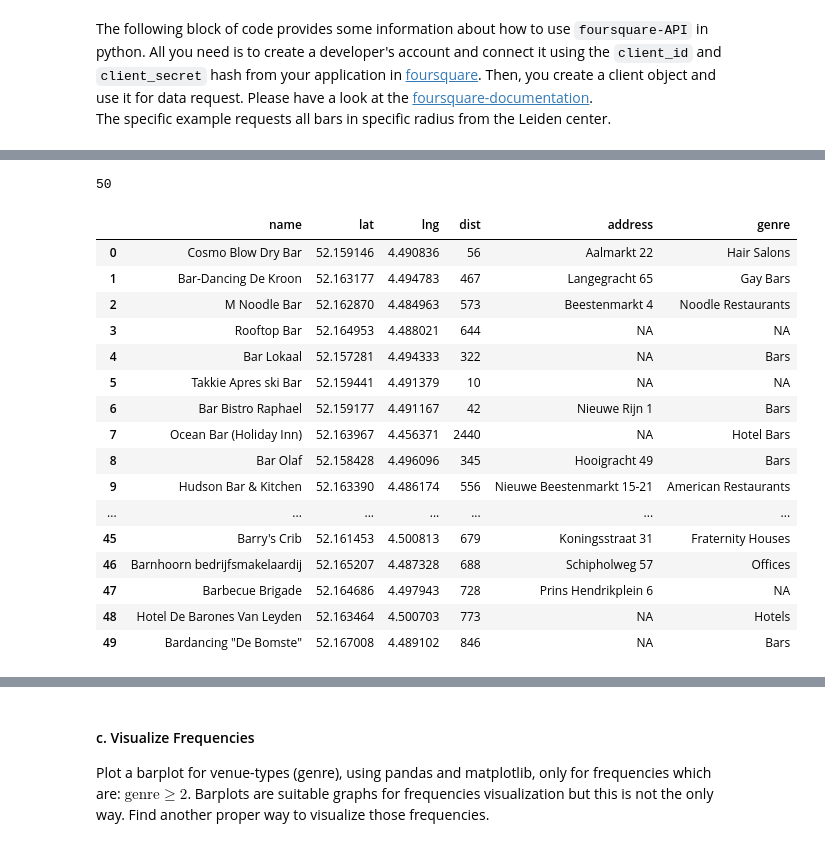
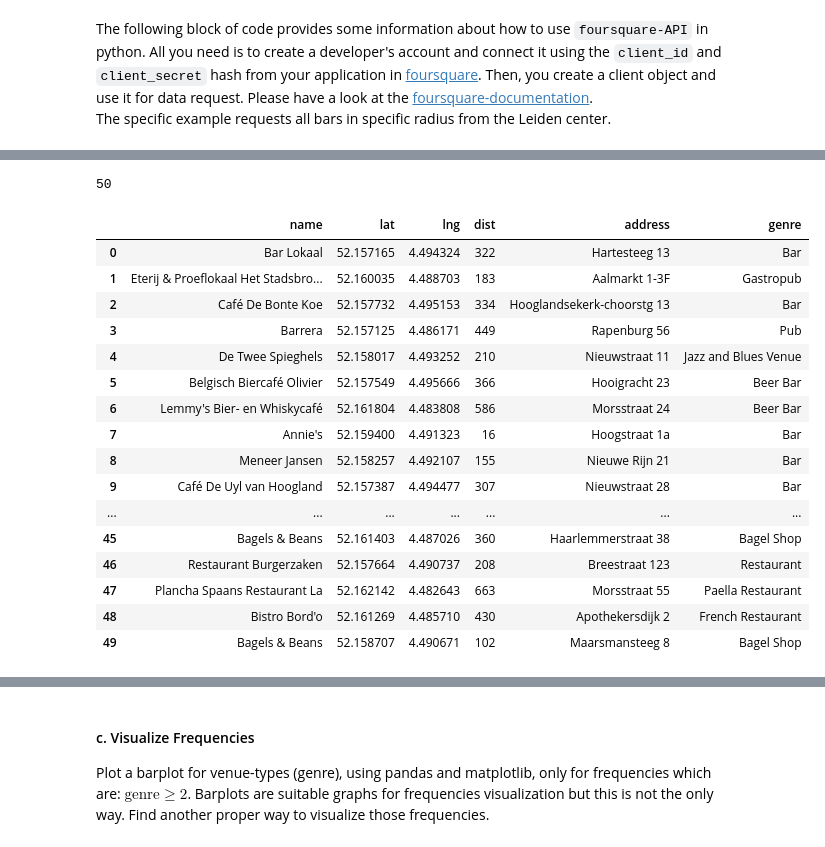
Before and after one commit to UC-Course-LU/Lab-1-Answers, a Jupyter notebook: Lab1_Answers.ipynb, the cells around one changed output, grey strips where cells are left out. Saved outputs shown, nothing was run; the diff lists cells and outputs as text; code cells hidden in the pictures.

```diff
--- a/Lab1_Answers.ipynb
+++ b/Lab1_Answers.ipynb
@@ -384,59 +391,59 @@ Bars near my house: 6
 # %%
 import pandas as pd
-import foursquare as fsq
+import requests
+import json
 
-# Please copy paste your client_id and client_secret from your web foursquare-app
-cl_id='paste_here'
-cl_sec='paste_here'
+# Please copy paste your API key from your web foursquare-app
+api_key="yourkey"
 
-# Construct the client object
-client = fsq.Foursquare(client_id=cl_id, client_secret=cl_sec)
+url = "https://api.foursquare.com/v3/places/search"
+headers = {"accept": "application/json", "Authorization": api_key}
 
-# Use your Client and request data from foursquare
-data = client.venues.search(params={'ll': '52.159536, 4.491366', 'query': 'bar',
-                                    'intent': 'browse', 'radius':3000, 'limit':50})
+params={
+    'll': '52.159536,4.491366',
+    'query': 'bar',
+    'radius': 3000,
+    'limit': 50
+}
+
+# Request data from foursquare
+data = json.loads(requests.get(url, headers=headers,params=params).text)
 
 # Build a function
 def venue_scraper(data):
-    print(len(data['venues']))
+    print(len(data['results']))
     d = {'name' : [], 'lat':[], 'lng': [], 'dist': [], 'address': [], 'genre': []}
-    for i in range(len(data['venues'])):
-        d['name'].append(data['venues'][i]['name'])
-        d['lat'].append(data['venues'][i]['location']['lat'])
-        d['lng'].append(data['venues'][i]['location']['lng'])
-        d['dist'].append(data['venues'][i]['location']['distance'])
-        if 'address' in data['venues'][i]['location'].keys():
-            d['address'].append(data['venues'][i]['location']['address'])
-        else:
-            d['address'].append('NA')
-        if data['venues'][i]['categories'] != []:
-            d['genre'].append(data['venues'][i]['categories'][0]['pluralName'])
-        else:
-            d['genre'].append('NA')
+    for i in range(len(data['results'])):
+        d['name'].append(data['results'][i]['name'])
+        d['lat'].append(data['results'][i]['geocodes']['main']['latitude'])
+        d['lng'].append(data['results'][i]['geocodes']['main']['longitude'])
+        d['dist'].append(data['results'][i]['distance'])
+        d['address'].append(data['results'][i]['location']['address'])
+        d['genre'].append(data['results'][i]['categories'][0]['name'])
     df = pd.DataFrame.from_dict(d)
     return d, df
 
 di, df=venue_scraper(data)
 df
 # %% [output]
 50
 |  | name | lat | lng | dist | address | genre |
-| 0 | Cosmo Blow Dry Bar | 52.159146 | 4.490836 | 56 | Aalmarkt 22 | Hair Salons |
-| 1 | Bar-Dancing De Kroon | 52.163177 | 4.494783 | 467 | Langegracht 65 | Gay Bars |
-| 2 | M Noodle Bar | 52.162870 | 4.484963 | 573 | Beestenmarkt 4 | Noodle Restaurants |
-| 3 | Rooftop Bar | 52.164953 | 4.488021 | 644 | NA | NA |
-| 4 | Bar Lokaal | 52.157281 | 4.494333 | 322 | NA | Bars |
-| 5 | Takkie Apres ski Bar | 52.159441 | 4.491379 | 10 | NA | NA |
-| 6 | Bar Bistro Raphael | 52.159177 | 4.491167 | 42 | Nieuwe Rijn 1 | Bars |
-| 7 | Ocean Bar (Holiday Inn) | 52.163967 | 4.456371 | 2440 | NA | Hotel Bars |
-| 8 | Bar Olaf | 52.158428 | 4.496096 | 345 | Hooigracht 49 | Bars |
-| 9 | Hudson Bar & Kitchen | 52.163390 | 4.486174 | 556 | Nieuwe Beestenmarkt 15-21 | American Restaurants |
+| 0 | Bar Lokaal | 52.157165 | 4.494324 | 322 | Hartesteeg 13 | Bar |
+| 1 | Eterij & Proeflokaal Het Stadsbro... | 52.160035 | 4.488703 | 183 | Aalmarkt 1-3F | Gastropub |
+| 2 | Café De Bonte Koe | 52.157732 | 4.495153 | 334 | Hooglandsekerk-choorstg 13 | Bar |
+| 3 | Barrera | 52.157125 | 4.486171 | 449 | Rapenburg 56 | Pub |
+| 4 | De Twee Spieghels | 52.158017 | 4.493252 | 210 | Nieuwstraat 11 | Jazz and Blues Venue |
+| 5 | Belgisch Biercafé Olivier | 52.157549 | 4.495666 | 366 | Hooigracht 23 | Beer Bar |
+| 6 | Lemmy's Bier- en Whiskycafé | 52.161804 | 4.483808 | 586 | Morsstraat 24 | Beer Bar |
+| 7 | Annie's | 52.159400 | 4.491323 | 16 | Hoogstraat 1a | Bar |
+| 8 | Meneer Jansen | 52.158257 | 4.492107 | 155 | Nieuwe Rijn 21 | Bar |
+| 9 | Café De Uyl van Hoogland | 52.157387 | 4.494477 | 307 | Nieuwstraat 28 | Bar |
 | ... | ... | ... | ... | ... | ... | ... |
-| 45 | Barry's Crib | 52.161453 | 4.500813 | 679 | Koningsstraat 31 | Fraternity Houses |
-| 46 | Barnhoorn bedrijfsmakelaardij | 52.165207 | 4.487328 | 688 | Schipholweg 57 | Offices |
-| 47 | Barbecue Brigade | 52.164686 | 4.497943 | 728 | Prins Hendrikplein 6 | NA |
-| 48 | Hotel De Barones Van Leyden | 52.163464 | 4.500703 | 773 | NA | Hotels |
-| 49 | Bardancing "De Bomste" | 52.167008 | 4.489102 | 846 | NA | Bars |
+| 45 | Bagels & Beans | 52.161403 | 4.487026 | 360 | Haarlemmerstraat 38 | Bagel Shop |
+| 46 | Restaurant Burgerzaken | 52.157664 | 4.490737 | 208 | Breestraat 123 | Restaurant |
+| 47 | Plancha Spaans Restaurant La | 52.162142 | 4.482643 | 663 | Morsstraat 55 | Paella Restaurant |
+| 48 | Bistro Bord'o | 52.161269 | 4.485710 | 430 | Apothekersdijk 2 | French Restaurant |
+| 49 | Bagels & Beans | 52.158707 | 4.490671 | 102 | Maarsmansteeg 8 | Bagel Shop |
 # %% [markdown]
 #### b. Count the frequencies of the different venue types (genres)
 Search in [pandas-documentation](https://pandas.pydata.org/pandas-docs/stable/reference/index.html) and try to answer the following:
```
Also changed, not shown: parts of 5 cells of this notebook, 1 other file.
